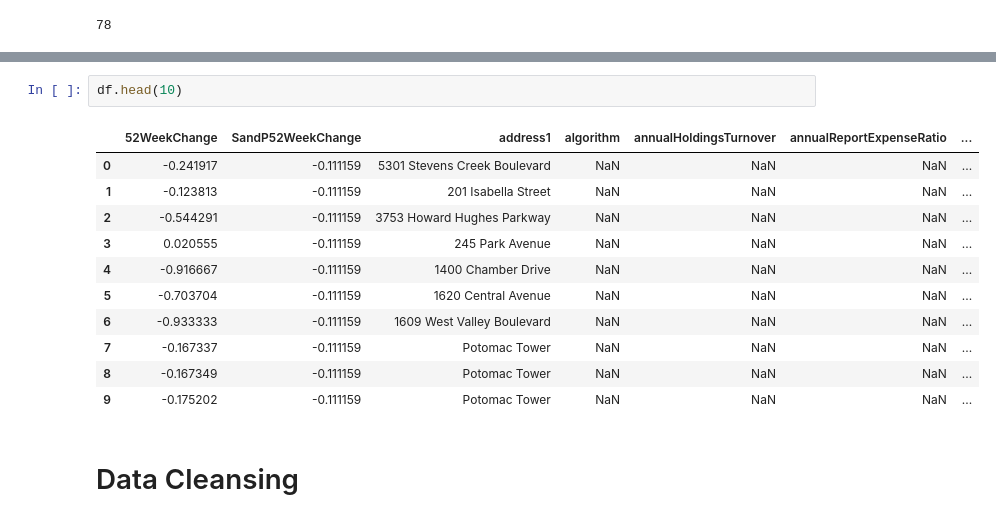
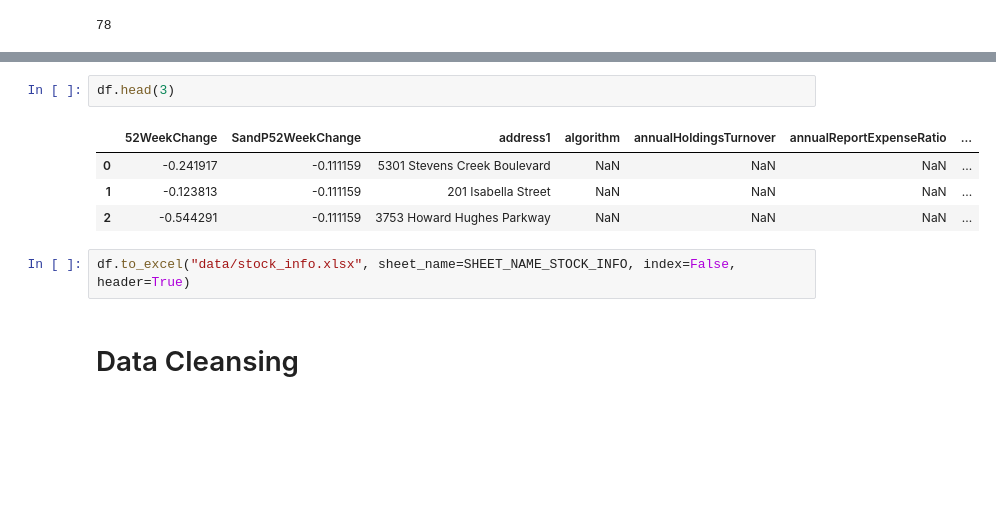
Before and after one commit to alpha2phi-platform/alphalib, a Jupyter notebook: 00_data-cleansing.ipynb, the cells around one changed output, grey strips where cells are left out. Saved outputs shown, nothing was run; the diff lists cells and outputs as text; blank space fills up the shorter version.

```diff
--- a/00_data-cleansing.ipynb
+++ b/00_data-cleansing.ipynb
@@ -35,17 +35,12 @@ len(df)
 # %%
-df.head(10)
+df.head(3)
 # %% [output]
 |  | 52WeekChange | SandP52WeekChange | address1 | algorithm | annualHoldingsTurnover | annualReportExpenseRatio | ... |
 | 0 | -0.241917 | -0.111159 | 5301 Stevens Creek Boulevard | NaN | NaN | NaN | ... |
 | 1 | -0.123813 | -0.111159 | 201 Isabella Street | NaN | NaN | NaN | ... |
 | 2 | -0.544291 | -0.111159 | 3753 Howard Hughes Parkway | NaN | NaN | NaN | ... |
-| 3 | 0.020555 | -0.111159 | 245 Park Avenue | NaN | NaN | NaN | ... |
-| 4 | -0.916667 | -0.111159 | 1400 Chamber Drive | NaN | NaN | NaN | ... |
-| 5 | -0.703704 | -0.111159 | 1620 Central Avenue | NaN | NaN | NaN | ... |
-| 6 | -0.933333 | -0.111159 | 1609 West Valley Boulevard | NaN | NaN | NaN | ... |
-| 7 | -0.167337 | -0.111159 | Potomac Tower | NaN | NaN | NaN | ... |
-| 8 | -0.167349 | -0.111159 | Potomac Tower | NaN | NaN | NaN | ... |
-| 9 | -0.175202 | -0.111159 | Potomac Tower | NaN | NaN | NaN | ... |
+# %%
+df.to_excel("data/stock_info.xlsx", sheet_name=SHEET_NAME_STOCK_INFO, index=False, header=True)
 # %% [markdown]
 # Data Cleansing
 # %%
```
Also changed, not shown: parts of 2 cells of this notebook, 5 other files.
